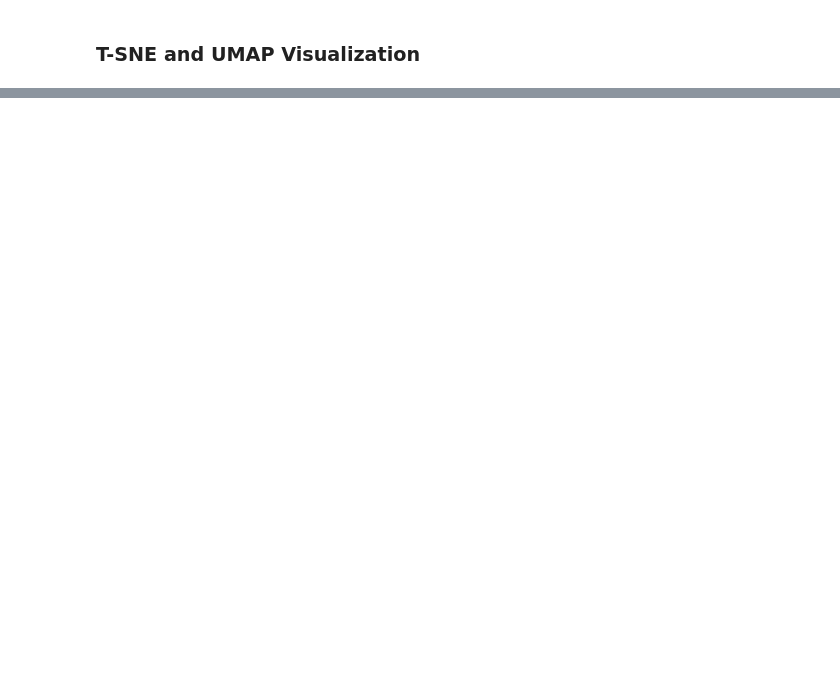
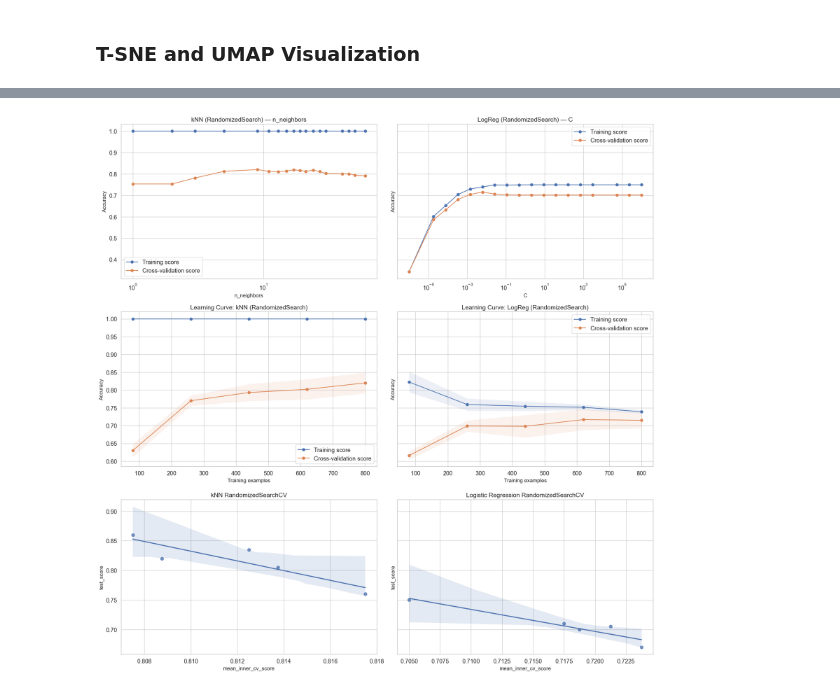
Before and after one commit to francescobraicovich/parameter_optimization, a Jupyter notebook: main.ipynb, the cells around one changed output, grey strips where cells are left out. Drawn from its saved outputs; the diff is of its cells as text; code cells hidden in the pictures; blank space fills up the shorter version.

```diff
--- a/main.ipynb
+++ b/main.ipynb
@@ -570,11 +669,0 @@ kNN HalvingGridSearchCV: Best Acc=0.7459, Time=0.42s, Params={'knn__metric': 'ma
-# %%
-halving_search_logreg = HalvingGridSearchCV(logreg_pipeline, logreg_param_grid, cv=cv_inner,
-                                            factor=3, scoring='accuracy', random_state=RANDOM_STATE, n_jobs=-1)
-start_time = time.perf_counter()
-halving_search_logreg.fit(X_train_val, y_train_val)
-time_taken = time.perf_counter() - start_time
-results_summary.append({
-    'model': 'LogReg', 'strategy': 'HalvingGridSearchCV', 'time': time_taken, 'candidates': halving_search_logreg.n_candidates_,
-    'mean_score': halving_search_logreg.best_score_, 'std_score': halving_search_logreg.cv_results_['std_test_score'][halving_search_logreg.best_index_],
-    'best_params': halving_search_logreg.best_params_
-})
@@ -1095,0 +670,27 @@ AttributeError: 'NoneType' object has no attribute 'iloc'
+# %%
+# first extract the actual ranges
+c_values_random = sorted({p['logreg__C'] for p in random_search_logreg.cv_results_['params']})
+k_values_random = sorted({p['knn__n_neighbors'] for p in random_search_knn.cv_results_['params']})
+
+if len(c_values_random) > 1 and len(k_values_random) > 1:
+    compare_all_plots(
+        estimator1=random_search_knn.best_estimator_,
+        estimator2=random_search_logreg.best_estimator_,
+        name1="kNN (RandomizedSearch)",
+        name2="LogReg (RandomizedSearch)",
+        param1_name="knn__n_neighbors",
+        param1_range=k_values_random,
+        param2_name="logreg__C",
+        param2_range=c_values_random,
+        X=X_train_val,
+        y=y_train_val,
+        cv_inner=cv_inner,
+        cv_outer=cv_outer,
+        grid1=random_search_knn,
+        grid2=random_search_logreg,
+        nested_title1="kNN RandomizedSearchCV",
+        nested_title2="Logistic Regression RandomizedSearchCV",
+        scoring='accuracy'
+    )
+# %% [output]
+[figure, added]
```
Also changed, not shown: parts of 107 cells of this notebook.
